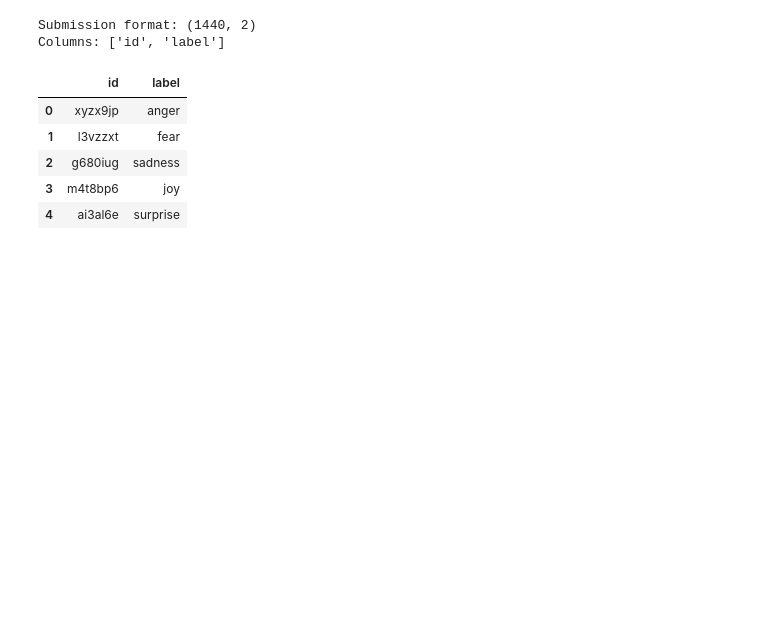
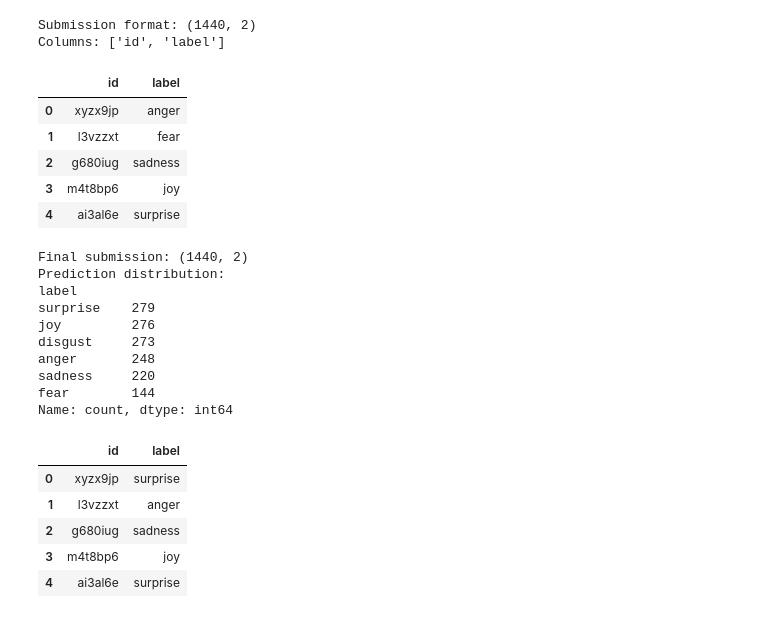
Before and after one commit to gracee1109/DM2026-Lab2-Exercise, a Jupyter notebook: DM2026-Lab2-Homework.ipynb, the cells around one changed output. Cells and saved outputs as stored; diff of their text form; code cells hidden in the pictures; blank space fills up the shorter version.

Commit message:
Add final DistilRoBERTa results and submission code

```diff
--- a/DM2026-Lab2-Homework.ipynb
+++ b/DM2026-Lab2-Homework.ipynb
@@ -761,3 +806,66 @@ Columns: ['id', 'label']
 | 2 | g680iug | sadness |
 | 3 | m4t8bp6 | joy |
 | 4 | ai3al6e | surprise |
+# %%
+# Final Kaggle submission using pretrained DistilRoBERTa
+# This model was evaluated on Google Colab with a T4 GPU.
+
+import pandas as pd
+
+# Predict Kaggle test data
+test_predictions = transformer_predict(
+    test_df["text"].fillna("").astype(str).tolist()
+)
+
+# Match predictions to the original Kaggle submission order
+prediction_df = pd.DataFrame({
+    "post_id": test_df["post_id"].values,
+    "label": test_predictions
+})
+
+final_submission = sample[["post_id"]].merge(
+    prediction_df,
+    on="post_id",
+    how="left",
+    validate="one_to_one"
+)
+
+# Kaggle requires the ID column to be named "id"
+final_submission = final_submission.rename(
+    columns={"post_id": "id"}
+)
+
+# Check submission format
+assert final_submission.shape == (1440, 2)
+assert final_submission.columns.tolist() == ["id", "label"]
+assert final_submission["label"].notna().all()
+assert final_submission["id"].is_unique
+
+# Save the final prediction file
+final_submission.to_csv(
+    "submission_distilroberta.csv",
+    index=False
+)
+
+print("Final submission:", final_submission.shape)
+print("Prediction distribution:")
+print(final_submission["label"].value_counts())
+
+display(final_submission.head())
+# %% [output]
+Final submission: (1440, 2)
+Prediction distribution:
+label
+surprise    279
+joy         276
+disgust     273
+anger       248
+sadness     220
+fear        144
+Name: count, dtype: int64
+|  | id | label |
+| 0 | xyzx9jp | surprise |
+| 1 | l3vzzxt | anger |
+| 2 | g680iug | sadness |
+| 3 | m4t8bp6 | joy |
+| 4 | ai3al6e | surprise |
```
Also changed, not shown: parts of 3 cells of this notebook.
